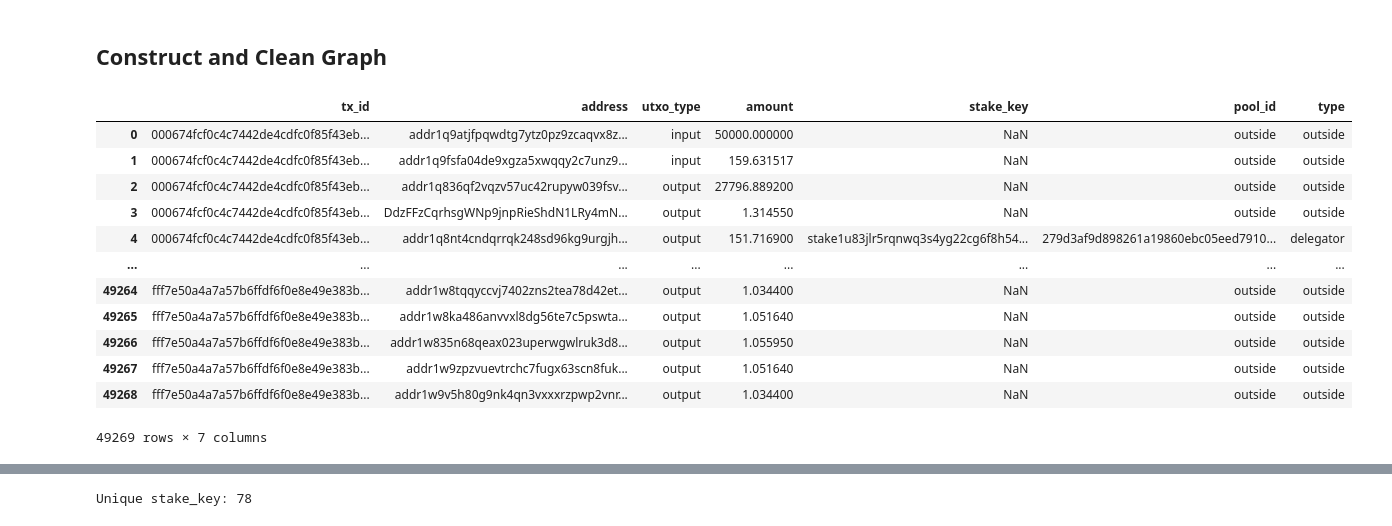
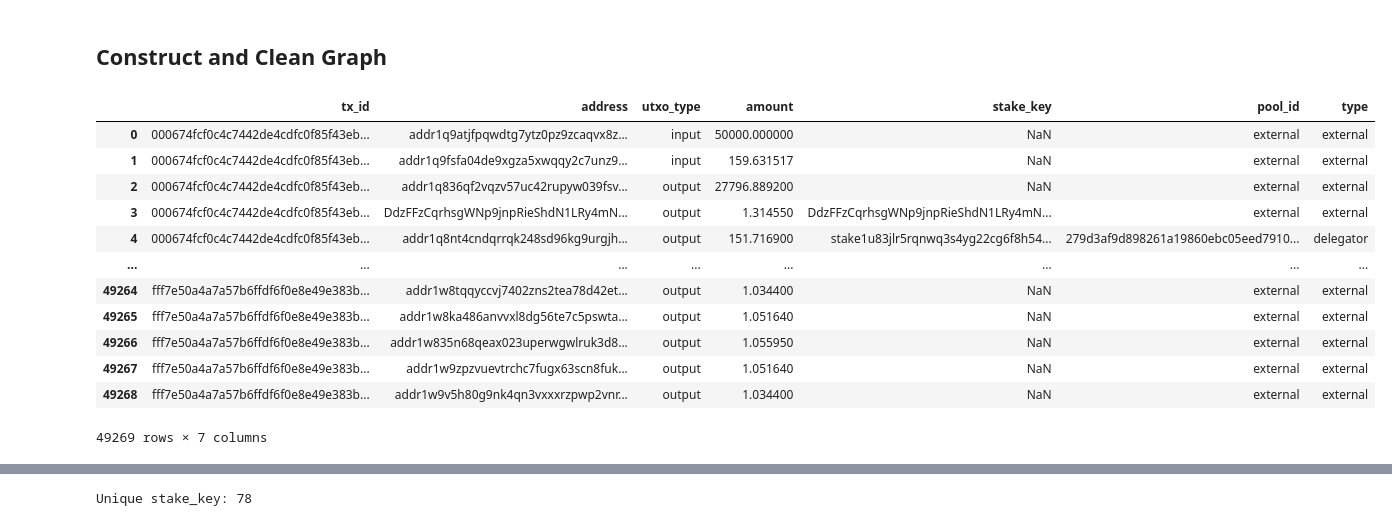
Before and after one commit to alvail/caa-cardano-exchanges, a Jupyter notebook: notebooks/binance.ipynb, the cells around one changed output, grey strips where cells are left out. Drawn from its saved outputs; the diff is of its cells as text; code cells hidden in the pictures.

```diff
--- a/notebooks/binance.ipynb
+++ b/notebooks/binance.ipynb
@@ -89,30 +89,32 @@ utxos
 # %%
 pools.sort_values('type', ascending=False, inplace=True)
 # Drop duplicates by 'stake_key', keep first (which will be 'owner' now)
 pools.drop_duplicates(subset='stake_key', keep='first', inplace=True)
 
 joined = pd.merge(accounts, pools, on='stake_key')
 joined = pd.merge(utxos, joined, on='address', how='left')
-joined.loc[joined['address'].apply(lambda x: x.startswith('Ae')), 'type'] = 'byron'
-joined['type'].fillna('outside', inplace=True)
+joined.loc[joined['address'].apply(lambda x: x.startswith('Ae')), 'type'] = 'external' # 'byron'
+joined.loc[joined['address'].apply(lambda x: x.startswith('DdzFF')), 'type'] = 'external'
+joined.loc[joined['type'] == 'external', 'stake_key'] = joined['address']
+joined['type'].fillna('external', inplace=True)
 joined['pool_id'] = joined['pool_id'].fillna(joined['type'])
 
 # unique_addr_wo_stakekeys = joined[joined['stake_key'].isna() & (joined['type'] != 'byron')]['address'].unique()
 # len(unique_addr_wo_stakekeys) # TODO maybe fetch stake_keys for those outside addresses to merge them
 # joined['stake_key'].fillna(joined['address'], inplace=True)
 joined
-# joined[joined['tx_id'] == 'a66e2637e12ec89cfa85f448a02fe59c762bf5471b0ec9fa4beef098c28f70ec']
+# joined[joined['tx_id'] == '000674fcf0c4c7442de4cdfc0f85f43ebd3726f49483dda7086a5cca9a747ac6']
 # %% [output]
 |  | tx_id | address | utxo_type | amount | stake_key | pool_id | type |
-| 0 | 000674fcf0c4c7442de4cdfc0f85f43eb... | addr1q9atjfpqwdtg7ytz0pz9zcaqvx8z... | input | 50000.000000 | NaN | outside | outside |
-| 1 | 000674fcf0c4c7442de4cdfc0f85f43eb... | addr1q9fsfa04de9xgza5xwqqy2c7unz9... | input | 159.631517 | NaN | outside | outside |
-| 2 | 000674fcf0c4c7442de4cdfc0f85f43eb... | addr1q836qf2vqzv57uc42rupyw039fsv... | output | 27796.889200 | NaN | outside | outside |
-| 3 | 000674fcf0c4c7442de4cdfc0f85f43eb... | DdzFFzCqrhsgWNp9jnpRieShdN1LRy4mN... | output | 1.314550 | NaN | outside | outside |
+| 0 | 000674fcf0c4c7442de4cdfc0f85f43eb... | addr1q9atjfpqwdtg7ytz0pz9zcaqvx8z... | input | 50000.000000 | NaN | external | external |
+| 1 | 000674fcf0c4c7442de4cdfc0f85f43eb... | addr1q9fsfa04de9xgza5xwqqy2c7unz9... | input | 159.631517 | NaN | external | external |
+| 2 | 000674fcf0c4c7442de4cdfc0f85f43eb... | addr1q836qf2vqzv57uc42rupyw039fsv... | output | 27796.889200 | NaN | external | external |
+| 3 | 000674fcf0c4c7442de4cdfc0f85f43eb... | DdzFFzCqrhsgWNp9jnpRieShdN1LRy4mN... | output | 1.314550 | DdzFFzCqrhsgWNp9jnpRieShdN1LRy4mN... | external | external |
 | 4 | 000674fcf0c4c7442de4cdfc0f85f43eb... | addr1q8nt4cndqrrqk248sd96kg9urgjh... | output | 151.716900 | stake1u83jlr5rqnwq3s4yg22cg6f8h54... | 279d3af9d898261a19860ebc05eed7910... | delegator |
 | ... | ... | ... | ... | ... | ... | ... | ... |
-| 49264 | fff7e50a4a7a57b6ffdf6f0e8e49e383b... | addr1w8tqqyccvj7402zns2tea78d42et... | output | 1.034400 | NaN | outside | outside |
-| 49265 | fff7e50a4a7a57b6ffdf6f0e8e49e383b... | addr1w8ka486anvvxl8dg56te7c5pswta... | output | 1.051640 | NaN | outside | outside |
-| 49266 | fff7e50a4a7a57b6ffdf6f0e8e49e383b... | addr1w835n68qeax023uperwgwlruk3d8... | output | 1.055950 | NaN | outside | outside |
-| 49267 | fff7e50a4a7a57b6ffdf6f0e8e49e383b... | addr1w9zpzvuevtrchc7fugx63scn8fuk... | output | 1.051640 | NaN | outside | outside |
-| 49268 | fff7e50a4a7a57b6ffdf6f0e8e49e383b... | addr1w9v5h80g9nk4qn3vxxxrzpwp2vnr... | output | 1.034400 | NaN | outside | outside |
+| 49264 | fff7e50a4a7a57b6ffdf6f0e8e49e383b... | addr1w8tqqyccvj7402zns2tea78d42et... | output | 1.034400 | NaN | external | external |
+| 49265 | fff7e50a4a7a57b6ffdf6f0e8e49e383b... | addr1w8ka486anvvxl8dg56te7c5pswta... | output | 1.051640 | NaN | external | external |
+| 49266 | fff7e50a4a7a57b6ffdf6f0e8e49e383b... | addr1w835n68qeax023uperwgwlruk3d8... | output | 1.055950 | NaN | external | external |
+| 49267 | fff7e50a4a7a57b6ffdf6f0e8e49e383b... | addr1w9zpzvuevtrchc7fugx63scn8fuk... | output | 1.051640 | NaN | external | external |
+| 49268 | fff7e50a4a7a57b6ffdf6f0e8e49e383b... | addr1w9v5h80g9nk4qn3vxxxrzpwp2vnr... | output | 1.034400 | NaN | external | external |
 49269 rows × 7 columns
```
Also changed, not shown: parts of 22 cells of this notebook, 7 other files.
